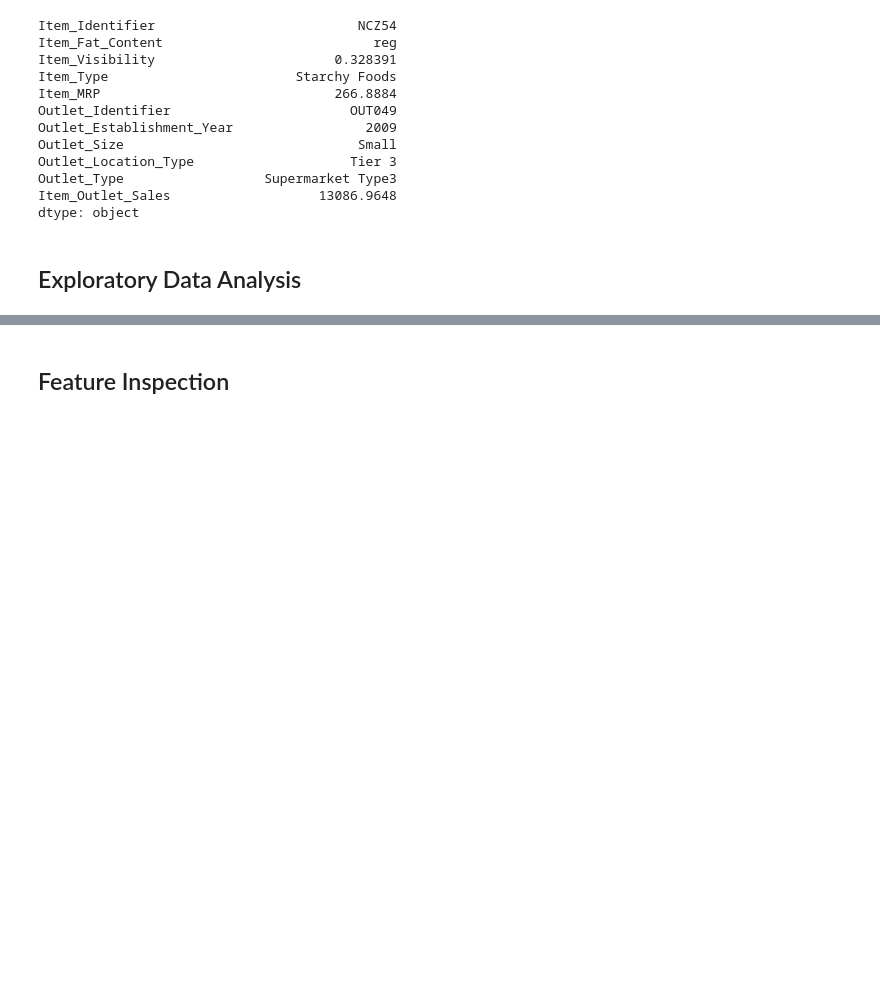
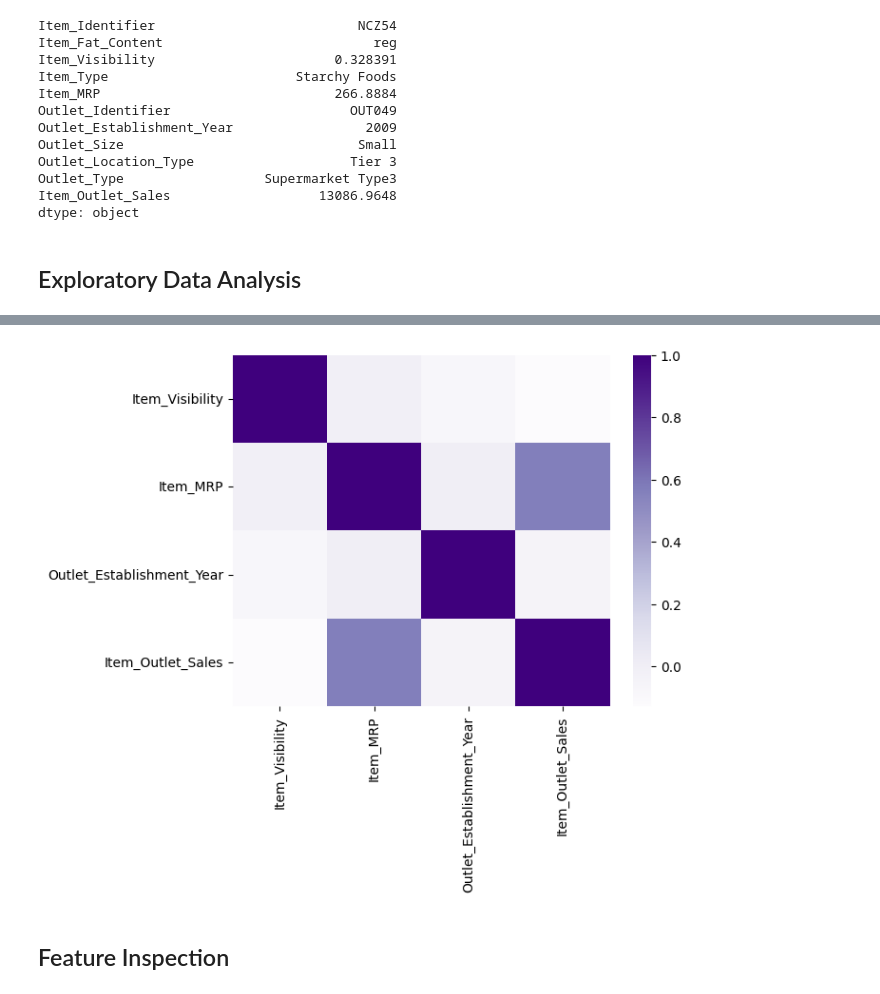
Before and after one commit to brittanymlassiter/Prediction-of-Product-Sales, a Jupyter notebook: Prediction_of_Product_Sales.ipynb, the cells around one changed output, grey strips where cells are left out. Cells and saved outputs as stored; diff of their text form; code cells hidden in the pictures; blank space fills up the shorter version.

```diff
--- a/Prediction_of_Product_Sales.ipynb
+++ b/Prediction_of_Product_Sales.ipynb
@@ -269,2 +314,6 @@ dtype: object
+# %%
+sns.heatmap(corr, cmap = 'Purples');
+# %% [output]
+[figure, added]
 # %% [markdown]
 ## Feature Inspection
```
Also changed, not shown: parts of 4 cells of this notebook.
